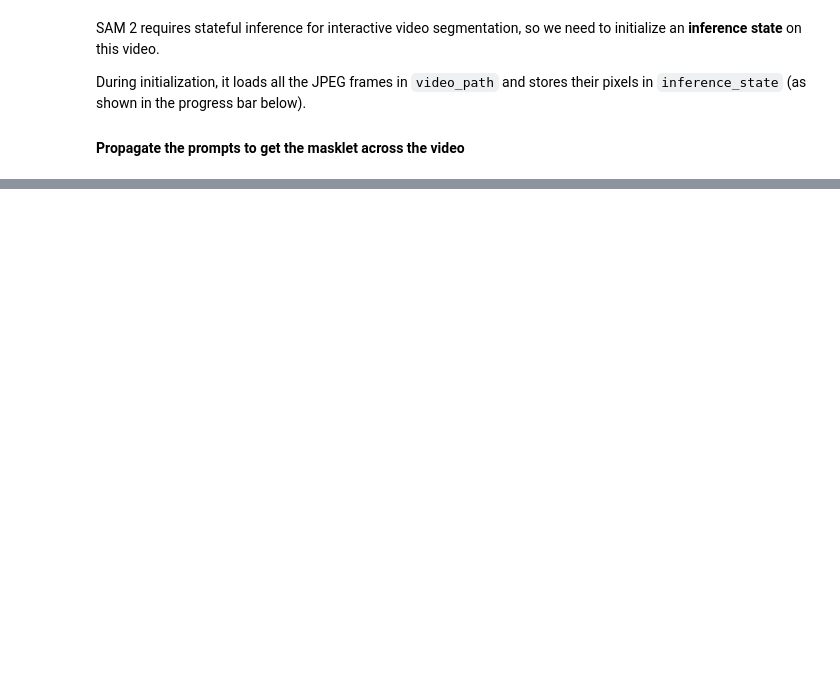
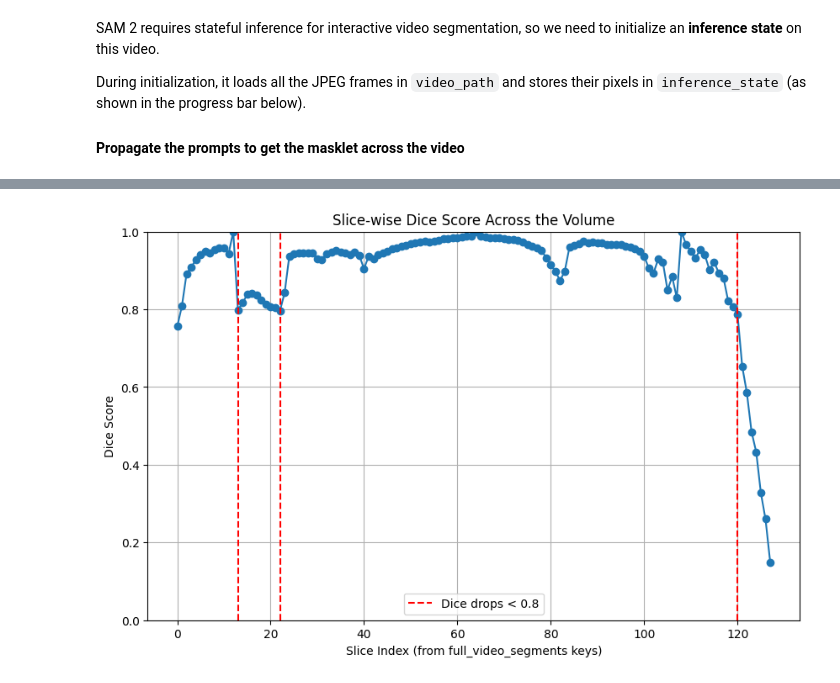
Before and after one commit to musacim/sam2med3, a Jupyter notebook: video_predictor_example_with_mask_daq.ipynb, the cells around one changed output, grey strips where cells are left out. Drawn from its saved outputs; the diff is of its cells as text; code cells hidden in the pictures; blank space fills up the shorter version.

```diff
--- a/video_predictor_example_with_mask_daq.ipynb
+++ b/video_predictor_example_with_mask_daq.ipynb
@@ -322,0 +340,64 @@ nsd score: tensor([[0.5604]])
+# %%
+# Cell 14 (Updated: Slice-wise Dice Visualization with vertical lines marking transitions below 0.8)
+
+# Use sorted frame indices from the full_video_segments dictionary.
+sorted_frame_indices = sorted(full_video_segments.keys())
+
+# Determine a target size from the first ground truth mask.
+first_gt = np.load(os.path.join(video_dir, frame_names[sorted_frame_indices[0]].replace(".jpg", ".npy")))
+target_size = (first_gt.shape[1], first_gt.shape[0])  # (width, height)
+
+# Build lists of resized prediction and ground truth masks.
+pred_masks = []
+gt_masks = []
+
+for k in sorted_frame_indices:
+    pred_mask = safe_prepare_mask(full_video_segments[k], target_size)
+    pred_masks.append(pred_mask)
+
+    gt_mask = np.load(os.path.join(video_dir, frame_names[k].replace(".jpg", ".npy")))
+    gt_mask_resized = safe_prepare_mask(gt_mask, target_size)
+    gt_masks.append(gt_mask_resized)
+
+# Convert lists to arrays; resulting shape will be (N, H, W)
+video_seg_3d_array = np.stack(pred_masks, axis=0)
+gt_3d_array = np.stack(gt_masks, axis=0)
+
+def compute_slice_dice(pred, gt):
+    """
+    Compute the Dice score between two binary masks (2D arrays).
+    If both masks are empty, returns 1.0.
+    """
+    pred = pred.astype(bool)
+    gt = gt.astype(bool)
+    if np.sum(pred) == 0 and np.sum(gt) == 0:
+        return 1.0
+    return 2.0 * np.sum(np.logical_and(pred, gt)) / (np.sum(pred) + np.sum(gt))
+
+# Compute the Dice score for each slice.
+slice_dices = []
+for i in range(video_seg_3d_array.shape[0]):
+    d = compute_slice_dice(video_seg_3d_array[i], gt_3d_array[i])
+    slice_dices.append(d)
+
+# Find the slice indices where the Dice score starts going below 0.8.
+vline_indices = []
+for i in range(1, len(slice_dices)):
+    if slice_dices[i] < 0.8 and slice_dices[i-1] >= 0.8:
+        vline_indices.append(sorted_frame_indices[i])
+
+# Plot the slice-wise Dice scores vs. slice index.
+plt.figure(figsize=(10, 6))
+plt.plot(sorted_frame_indices, slice_dices, marker='o', linestyle='-')
+for idx in vline_indices:
+    plt.axvline(x=idx, color='r', linestyle='--', linewidth=1.5, label="Dice drops < 0.8" if idx == vline_indices[0] else "")
+plt.xlabel("Slice Index (from full_video_segments keys)")
+plt.ylabel("Dice Score")
+plt.title("Slice-wise Dice Score Across the Volume")
+plt.ylim(0, 1)
+plt.grid(True)
+if vline_indices:
+    plt.legend()
+plt.show()
+# %% [output]
+[figure, added]
```
Also changed, not shown: parts of 5 cells of this notebook, 1 other file.
